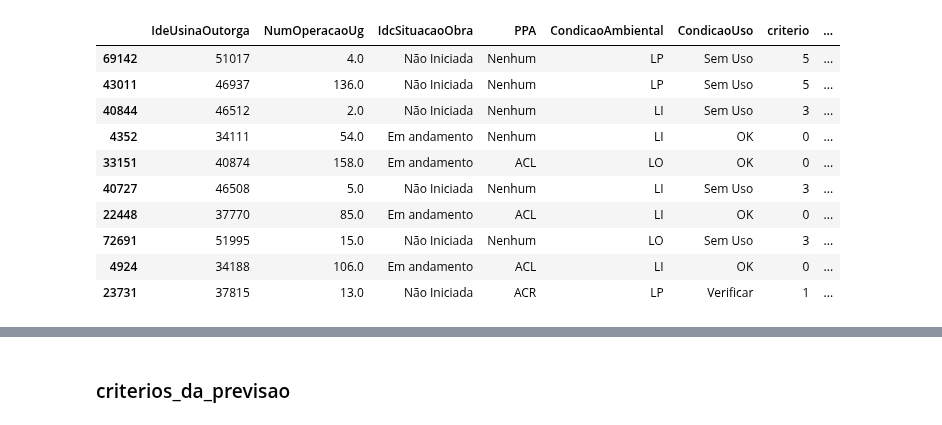
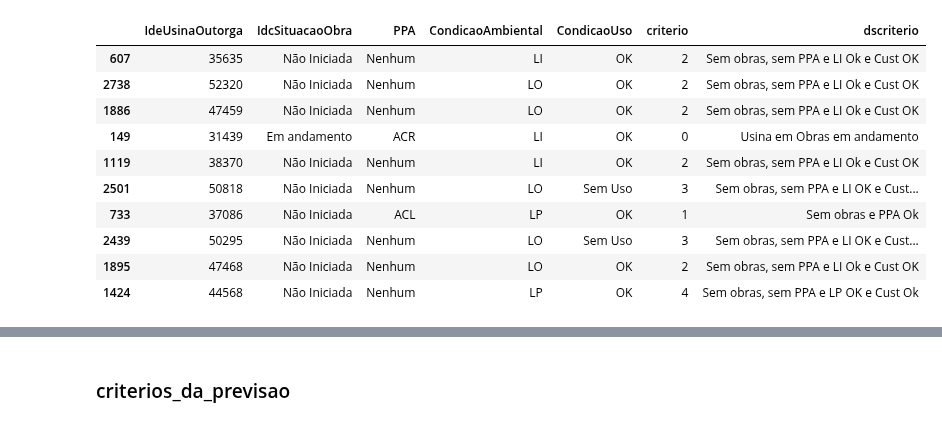
Before and after one commit to Vinicius667/Previsor, a Jupyter notebook: App/Previsor_teste2.ipynb, the cells around one changed output, grey strips where cells are left out. Drawn from its saved outputs; the diff is of its cells as text; code cells hidden in the pictures.

```diff
--- a/App/Previsor_teste2.ipynb
+++ b/App/Previsor_teste2.ipynb
@@ -114,5 +117,5 @@ ug_rapeel.sample(5)
 # %%
-definicoes = pd.merge(input_rapeel,ug_rapeel,on=ide_data_cols,how='inner')
+definicoes =   input_rapeel #pd.merge(input_rapeel,ug_rapeel,on=ide_data_cols,how='inner')
 dict_validades = {
     'DatValidadeLO' : 'LO',
     'DatValidadeLI' : 'LI',
@@ -144,9 +147,14 @@ definicoes_monitoramento['CondicaoAmbiental'] = pd.NA
 
 for validade in reversed(dict_validades):
     definicoes_monitoramento.loc[definicoes_monitoramento[validade].notna(),'CondicaoAmbiental'] = dict_validades[validade]
-definicoes_monitoramento.loc[definicoes_monitoramento.CondicaoAmbiental.isna(),'CondicaoAmbiental'] = 'Sem LP'
+
+definicoes_monitoramento.loc[(definicoes_monitoramento.CondicaoAmbiental.isna()) & (definicoes_monitoramento.DthEnvio.notna()),'CondicaoAmbiental'] = 'Sem LP'
+definicoes_monitoramento.loc[(definicoes_monitoramento.CondicaoAmbiental.isna()),'CondicaoAmbiental'] = 'Não Informado'
+
+
 definicoes_monitoramento[list(dict_validades) + ['ValidadeAmbiental','CondicaoAmbiental']].sample(10)
 
+display(definicoes_monitoramento[list(dict_validades.keys()) + ['CondicaoAmbiental','ValidadeAmbiental']])
 
 definicoes_monitoramento['CondicaoConexao'] = "Não informado"
 
@@ -176,7 +184,7 @@ definicoes_monitoramento.loc[
     (definicoes_monitoramento.NomSitContratoCCT == nass )) &
     definicoes_monitoramento.DthEnvio.notna())
     ,'CondicaoConexao'] = "Sem Conexão"
-display(definicoes_monitoramento[ide_ug + ['NomSitContratoCCD','NomSitContratoCCT','DthEnvio','CondicaoConexao']].sample(10))
+display(definicoes_monitoramento[['IdeUsinaOutorga'] + ['NomSitContratoCCD','NomSitContratoCCT','DthEnvio','CondicaoConexao']].sample(10))
 
 
 definicoes_monitoramento['CondicaoUso'] = "Não informado"
@@ -201,7 +209,7 @@ definicoes_monitoramento.loc[
     (definicoes_monitoramento.NomSitContratoCUST == nass )))
     ,'CondicaoUso'] = "Sem Uso"
 
-display(definicoes_monitoramento[ide_ug + ['NomSituacaoContratoCUSD','NomSitContratoCUST','CondicaoConexao']].sample(10))
+display(definicoes_monitoramento[['IdeUsinaOutorga'] + ['NomSituacaoContratoCUSD','NomSitContratoCUST','CondicaoConexao']].sample(10))
 
 
 definicoes_monitoramento["PPA"] = "Ambos"
@@ -221,5 +229,5 @@ definicoes_monitoramento.loc[
         definicoes_monitoramento.DatConclusaoACL.notna())),
     "PPA"] = "ACL"
 
-display(definicoes_monitoramento[ide_ug + ['DscComercializacaoEnergia','DatConclusaoACL','PPA']].sample(10))
+display(definicoes_monitoramento[['IdeUsinaOutorga'] + ['DscComercializacaoEnergia','DatConclusaoACL','PPA']].sample(10))
 # %% [output]
@@ -279,45 +300,45 @@ tabela_criterio['criterio'] = np.select(
     ],
     [0,1,2,3,4,5,8,7],
     default=6
 )
 
 
 tabela_criterio['dscriterio'] = np.select(
     [
         (tabela_criterio.IdcSituacaoObra == ea),
         (( tabela_criterio.IdcSituacaoObra == na)  &  (tabela_criterio.PPA != nenhum) ),
         ((tabela_criterio.IdcSituacaoObra == na) & (tabela_criterio.PPA == nenhum) & (tabela_criterio.CondicaoAmbiental.isin(["LI","LO"])) & (tabela_criterio.CondicaoUso == ok)),
         ((tabela_criterio.IdcSituacaoObra == na) & (tabela_criterio.PPA == nenhum) & (tabela_criterio.CondicaoAmbiental.isin(["LI","LO"])) & (tabela_criterio.CondicaoUso != ok)),
         ((tabela_criterio.IdcSituacaoObra == na) & (tabela_criterio.PPA == nenhum) & (tabela_criterio.CondicaoAmbiental == "LP") & (tabela_criterio.CondicaoUso == ok)),
         ((tabela_criterio.IdcSituacaoObra == na) & (tabela_criterio.PPA == nenhum) & (tabela_criterio.CondicaoAmbiental == "LP") & (tabela_criterio.CondicaoUso != ok)),
         (tabela_criterio.IdcSituacaoObra == paralisada),
         ((tabela_criterio.DthEnvio.isna()) & (tabela_criterio.PPA == nenhum))
     ],
     [
     "Usina em Obras em andamento",
     "Sem obras e PPA Ok",
     "Sem obras, sem PPA e LI Ok e Cust OK",
     "Sem obras, sem PPA e LI OK e Cust não Ok",
     "Sem obras, sem PPA e LP OK e Cust Ok",
     "Sem obras, sem PPA e LP OK e Cust não Ok",
     "Obras paralisadas",
     "Sem obras, sem PPA e sem Rapeel"
 ],
     default="Sem LP")
 
-display(tabela_criterio[ide_ug +['IdcSituacaoObra','PPA','CondicaoAmbiental','CondicaoUso','criterio','dscriterio']].sample(10))
+display(tabela_criterio[['IdeUsinaOutorga','IdcSituacaoObra','PPA','CondicaoAmbiental','CondicaoUso','criterio','dscriterio']].sample(10))
 # %% [output]
-|  | IdeUsinaOutorga | NumOperacaoUg | IdcSituacaoObra | PPA | CondicaoAmbiental | CondicaoUso | criterio | ... |
-| 69142 | 51017 | 4.0 | Não Iniciada | Nenhum | LP | Sem Uso | 5 | ... |
-| 43011 | 46937 | 136.0 | Não Iniciada | Nenhum | LP | Sem Uso | 5 | ... |
-| 40844 | 46512 | 2.0 | Não Iniciada | Nenhum | LI | Sem Uso | 3 | ... |
-| 4352 | 34111 | 54.0 | Em andamento | Nenhum | LI | OK | 0 | ... |
-| 33151 | 40874 | 158.0 | Em andamento | ACL | LO | OK | 0 | ... |
-| 40727 | 46508 | 5.0 | Não Iniciada | Nenhum | LI | Sem Uso | 3 | ... |
-| 22448 | 37770 | 85.0 | Em andamento | ACL | LI | OK | 0 | ... |
-| 72691 | 51995 | 15.0 | Não Iniciada | Nenhum | LO | Sem Uso | 3 | ... |
-| 4924 | 34188 | 106.0 | Em andamento | ACL | LI | OK | 0 | ... |
-| 23731 | 37815 | 13.0 | Não Iniciada | ACR | LP | Verificar | 1 | ... |
+|  | IdeUsinaOutorga | IdcSituacaoObra | PPA | CondicaoAmbiental | CondicaoUso | criterio | dscriterio |
+| 607 | 35635 | Não Iniciada | Nenhum | LI | OK | 2 | Sem obras, sem PPA e LI Ok e Cust OK |
+| 2738 | 52320 | Não Iniciada | Nenhum | LO | OK | 2 | Sem obras, sem PPA e LI Ok e Cust OK |
+| 1886 | 47459 | Não Iniciada | Nenhum | LO | OK | 2 | Sem obras, sem PPA e LI Ok e Cust OK |
+| 149 | 31439 | Em andamento | ACR | LI | OK | 0 | Usina em Obras em andamento |
+| 1119 | 38370 | Não Iniciada | Nenhum | LI | OK | 2 | Sem obras, sem PPA e LI Ok e Cust OK |
+| 2501 | 50818 | Não Iniciada | Nenhum | LO | Sem Uso | 3 | Sem obras, sem PPA e LI OK e Cust... |
+| 733 | 37086 | Não Iniciada | ACL | LP | OK | 1 | Sem obras e PPA Ok |
+| 2439 | 50295 | Não Iniciada | Nenhum | LO | Sem Uso | 3 | Sem obras, sem PPA e LI OK e Cust... |
+| 1895 | 47468 | Não Iniciada | Nenhum | LO | OK | 2 | Sem obras, sem PPA e LI Ok e Cust OK |
+| 1424 | 44568 | Não Iniciada | Nenhum | LP | OK | 4 | Sem obras, sem PPA e LP OK e Cust Ok |
 # %%
 slp = "Sem LP"
 sim = "Sim"
```
Also changed, not shown: parts of 17 cells of this notebook, 1 other file.
